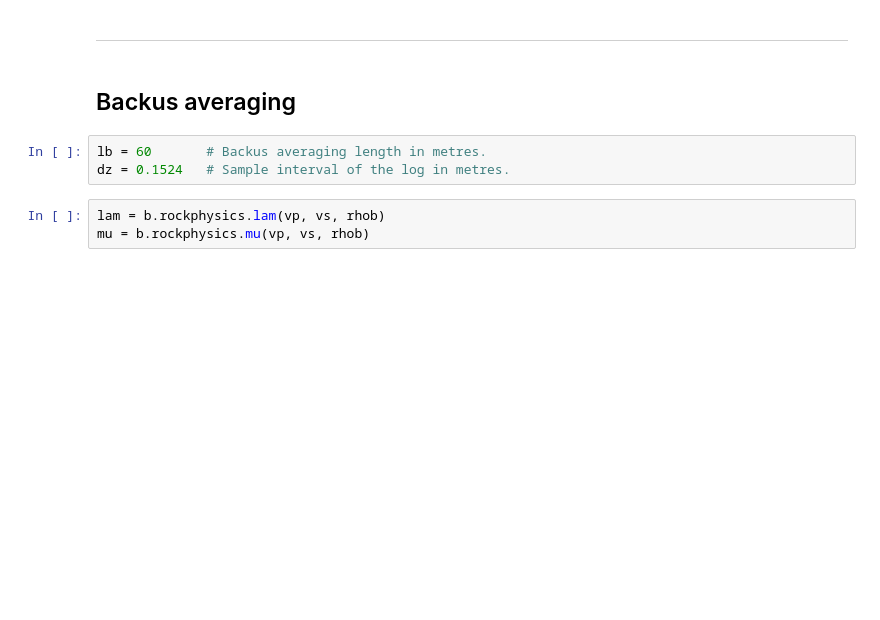
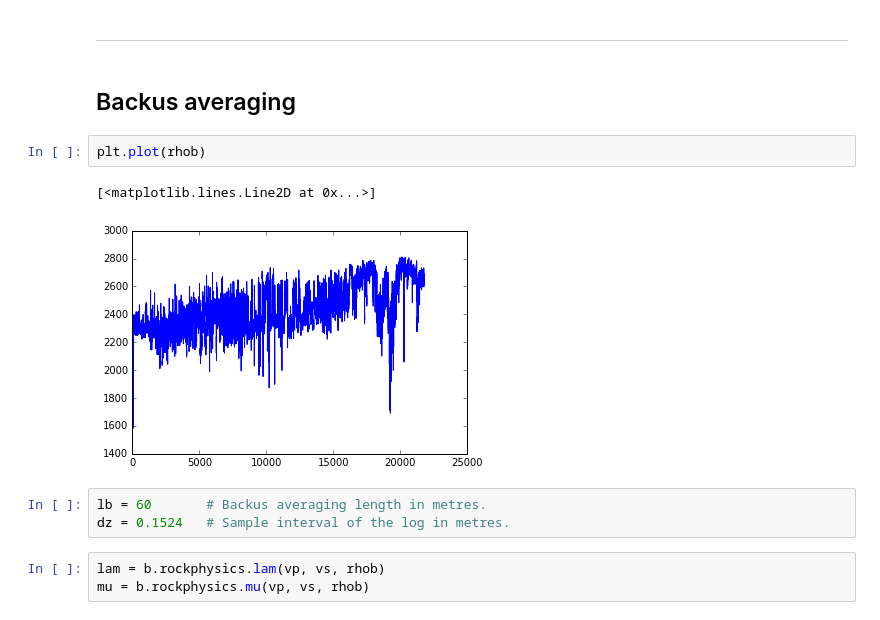
Before and after one commit to ymustc/geocomputing, a Jupyter notebook: notebooks/Bruges_getting_started.ipynb, the cells around one changed output. Drawn from its saved outputs; the diff is of its cells as text; blank space fills up the shorter version.

```diff
--- a/notebooks/Bruges_getting_started.ipynb
+++ b/notebooks/Bruges_getting_started.ipynb
@@ -239,6 +264,11 @@ plt.grid()
 <hr />
 # %% [markdown]
 ## Backus averaging
+# %%
+plt.plot(rhob)
+# %% [output]
+[<matplotlib.lines.Line2D at 0x...>]
+[figure, added]
 # %%
 lb = 60       # Backus averaging length in metres.
 dz = 0.1524   # Sample interval of the log in metres.
```
Also changed, not shown: parts of 4 cells of this notebook, 1 other file.
